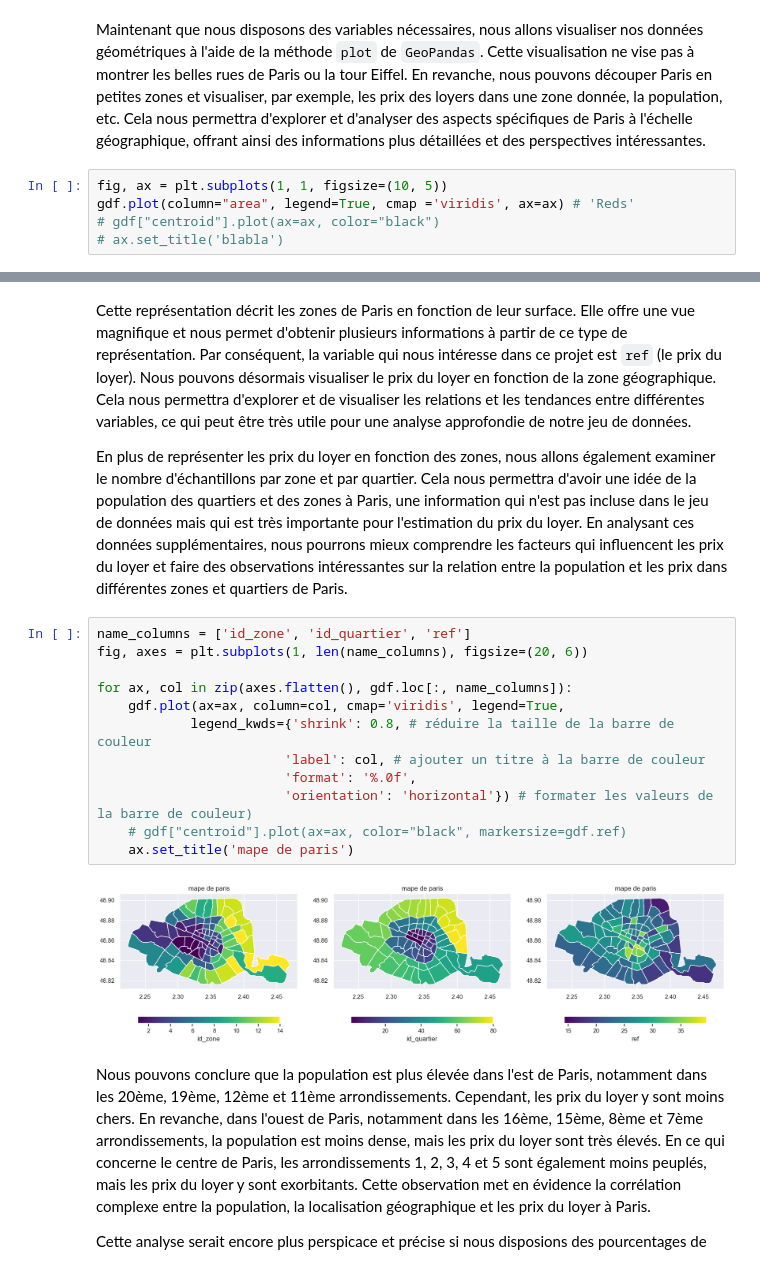
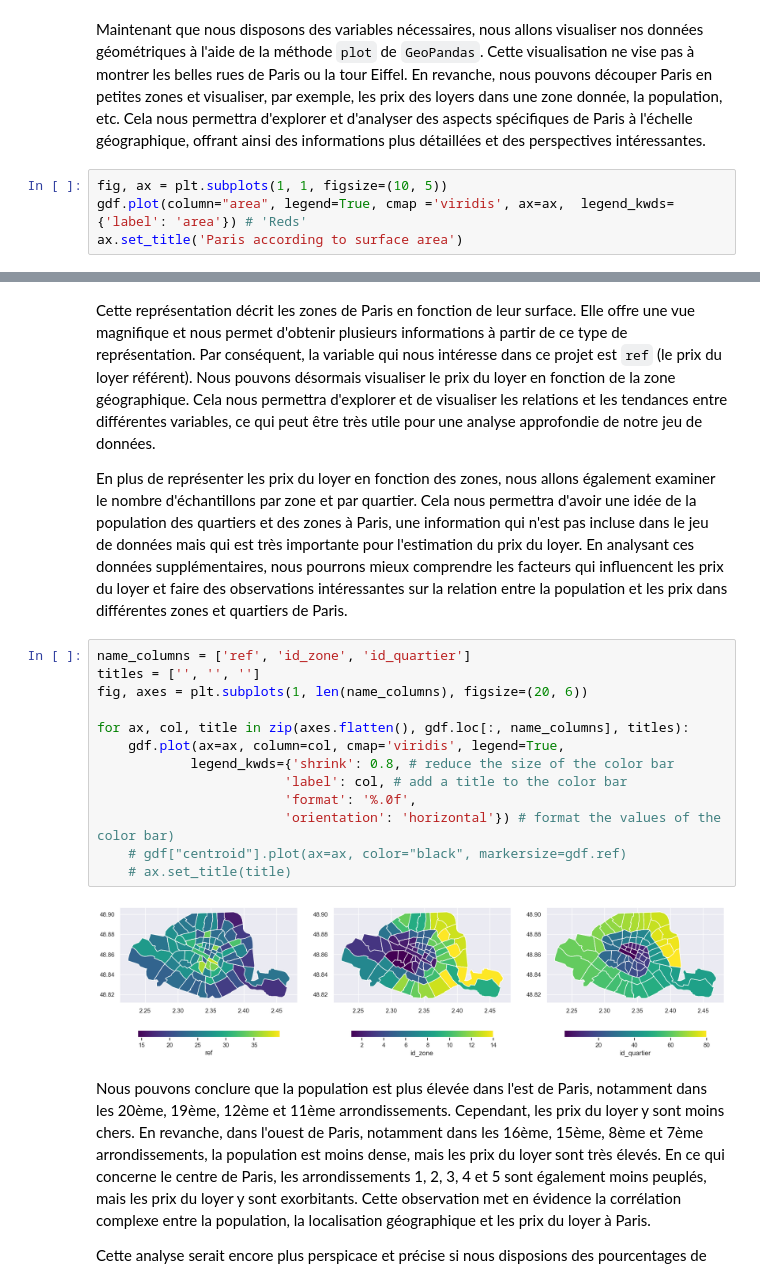
Before and after one commit to BranisGh/Data-Science-Projects, a Jupyter notebook: paris_housing.ipynb, the cells around one changed output, grey strips where cells are left out. Saved outputs shown, nothing was run; the diff lists cells and outputs as text.

```diff
--- a/paris_housing.ipynb
+++ b/paris_housing.ipynb
@@ -331,7 +349,6 @@ gdf.head(5)
 Maintenant que nous disposons des variables nécessaires, nous allons visualiser nos données géométriques à l'aide de la méthode `plot` de `GeoPandas`. Cette visualisation ne vise pas à montrer les belles rues de Paris ou la tour Eiffel. En revanche, nous pouvons découper Paris en petites zones et visualiser, par exemple, les prix des loyers dans une zone donnée, la population, etc. Cela nous permettra d'explorer et d'analyser des aspects spécifiques de Paris à l'échelle géographique, offrant ainsi des informations plus détaillées et des perspectives intéressantes.
 # %%
 fig, ax = plt.subplots(1, 1, figsize=(10, 5))
-gdf.plot(column="area", legend=True, cmap ='viridis', ax=ax) # 'Reds'
-# gdf["centroid"].plot(ax=ax, color="black")
-# ax.set_title('blabla')
+gdf.plot(column="area", legend=True, cmap ='viridis', ax=ax,  legend_kwds={'label': 'area'}) # 'Reds'
+ax.set_title('Paris according to surface area')
 # %% [output]
@@ -340,21 +357,22 @@ gdf.plot(column="area", legend=True, cmap ='viridis', ax=ax) # 'Reds'
 # %% [markdown]
-Cette représentation décrit les zones de Paris en fonction de leur surface. Elle offre une vue magnifique et nous permet d'obtenir plusieurs informations à partir de ce type de représentation. Par conséquent, la variable qui nous intéresse dans ce projet est `ref` (le prix du loyer). Nous pouvons désormais visualiser le prix du loyer en fonction de la zone géographique. Cela nous permettra d'explorer et de visualiser les relations et les tendances entre différentes variables, ce qui peut être très utile pour une analyse approfondie de notre jeu de données.
+Cette représentation décrit les zones de Paris en fonction de leur surface. Elle offre une vue magnifique et nous permet d'obtenir plusieurs informations à partir de ce type de représentation. Par conséquent, la variable qui nous intéresse dans ce projet est `ref` (le prix du loyer référent). Nous pouvons désormais visualiser le prix du loyer en fonction de la zone géographique. Cela nous permettra d'explorer et de visualiser les relations et les tendances entre différentes variables, ce qui peut être très utile pour une analyse approfondie de notre jeu de données.
 
 En plus de représenter les prix du loyer en fonction des zones, nous allons également examiner le nombre d'échantillons par zone et par quartier. Cela nous permettra d'avoir une idée de la population des quartiers et des zones à Paris, une information qui n'est pas incluse dans le jeu de données mais qui est très importante pour l'estimation du prix du loyer. En analysant ces données supplémentaires, nous pourrons mieux comprendre les facteurs qui influencent les prix du loyer et faire des observations intéressantes sur la relation entre la population et les prix dans différentes zones et quartiers de Paris.
 # %%
-name_columns = ['id_zone', 'id_quartier', 'ref']
+name_columns = ['ref', 'id_zone', 'id_quartier']
+titles = ['', '', '']
 fig, axes = plt.subplots(1, len(name_columns), figsize=(20, 6))
 
-for ax, col in zip(axes.flatten(), gdf.loc[:, name_columns]):
+for ax, col, title in zip(axes.flatten(), gdf.loc[:, name_columns], titles):
     gdf.plot(ax=ax, column=col, cmap='viridis', legend=True,
-            legend_kwds={'shrink': 0.8, # réduire la taille de la barre de couleur
-                        'label': col, # ajouter un titre à la barre de couleur
+            legend_kwds={'shrink': 0.8, # reduce the size of the color bar
+                        'label': col, # add a title to the color bar
                         'format': '%.0f',
-                        'orientation': 'horizontal'}) # formater les valeurs de la barre de couleur)
+                        'orientation': 'horizontal'}) # format the values of the color bar)
     # gdf["centroid"].plot(ax=ax, color="black", markersize=gdf.ref)
-    ax.set_title('mape de paris')
+    # ax.set_title(title)
 # %% [output]
-[figure, old version]
+[figure, new version]
 # %% [markdown]
 Nous pouvons conclure que la population est plus élevée dans l'est de Paris, notamment dans les 20ème, 19ème, 12ème et 11ème arrondissements. Cependant, les prix du loyer y sont moins chers. En revanche, dans l'ouest de Paris, notamment dans les 16ème, 15ème, 8ème et 7ème arrondissements, la population est moins dense, mais les prix du loyer sont très élevés. En ce qui concerne le centre de Paris, les arrondissements 1, 2, 3, 4 et 5 sont également moins peuplés, mais les prix du loyer y sont exorbitants. Cette observation met en évidence la corrélation complexe entre la population, la localisation géographique et les prix du loyer à Paris.
 
```
Also changed, not shown: parts of 19 cells of this notebook.
